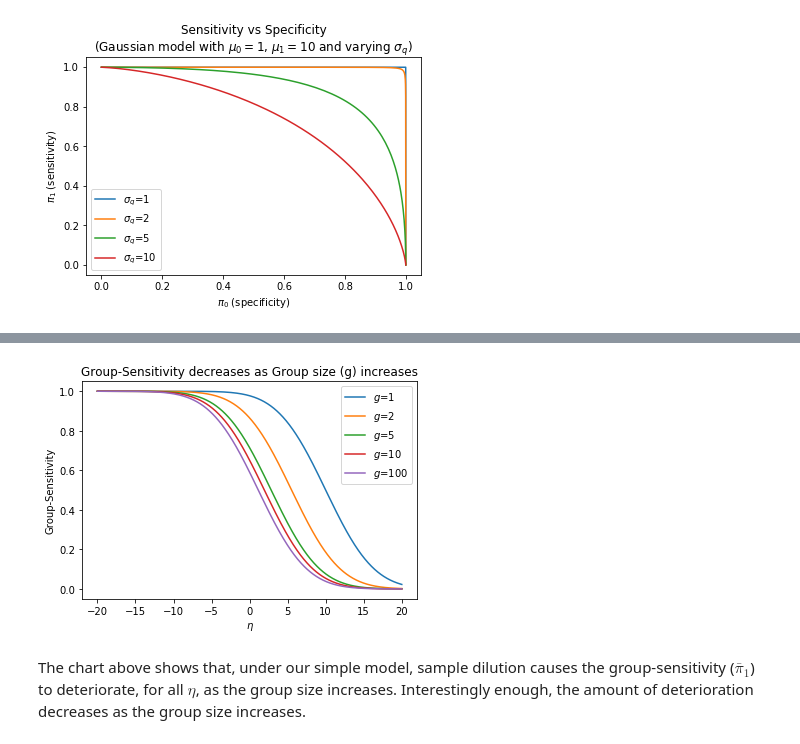
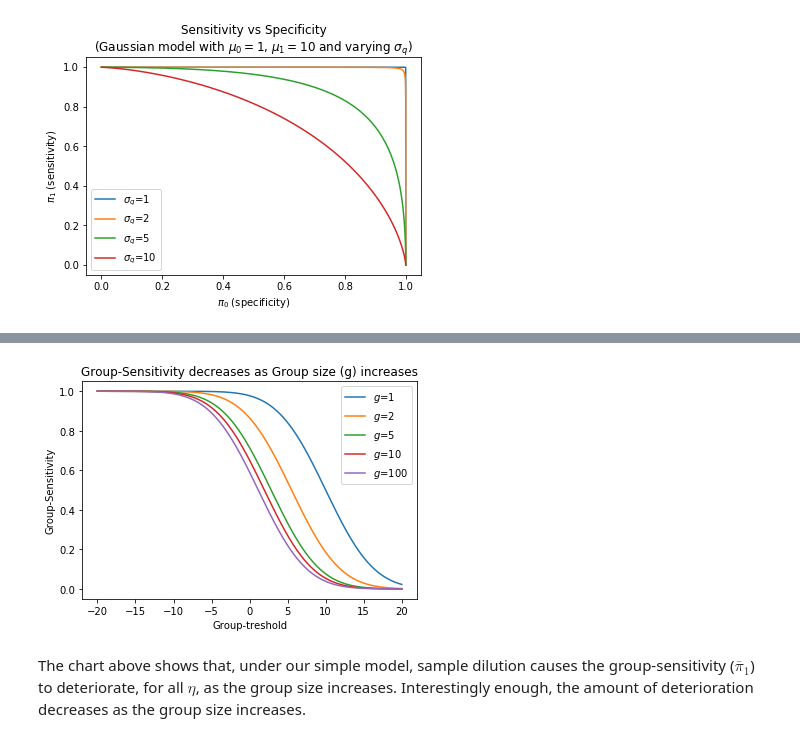
Before and after one commit to atibaup/group-testing, a Jupyter notebook: notebooks/1_group_testing_with_uncertainty-v2.ipynb, the cells around one changed output, grey strips where cells are left out. Cells and saved outputs as stored; diff of their text form; code cells hidden in the pictures.

```diff
--- a/notebooks/1_group_testing_with_uncertainty-v2.ipynb
+++ b/notebooks/1_group_testing_with_uncertainty-v2.ipynb
@@ -176,35 +176,35 @@ def group_sensitivity(eta, p, mu_0, mu_1, g, sigma_q):
     """
     Calculates $\bar{\pi}_1$ as described in the section above
     """
     pi_0 = np.zeros(eta.shape)
     p_m_0 = st.binom.pmf(0, g, p, loc=0)
     for i in range(1, g+1):
         mu_i = 1./g*((g-i)*mu_0 + i*mu_1)
         p_m_given_m_l_1 = 1/(1-p_m_0)*st.binom.pmf(i, g, p, loc=0)
         p_t_given_m = 1 - st.norm.cdf(eta, loc=mu_i, scale=sigma_q)
         pi_0 += p_t_given_m*p_m_given_m_l_1
     return pi_0
 
 mu_0 = 1
 mu_1 = 10
 sigma_q = 5
 eta_choices = np.linspace(-20, 20, 1000)
 group_sizes = [1, 2, 5, 10, 100]
 p = 1e-2
 
 fig, axs = plt.subplots(1, 1)
 
 for group_size in group_sizes:
     sensitivities = group_sensitivity(eta_choices, p, mu_0, mu_1, group_size, sigma_q)
     axs.plot(eta_choices, sensitivities, label=f'$g$={group_size}')
 
 axs.set_ylabel('Group-Sensitivity')
-axs.set_xlabel('$\eta$')
+axs.set_xlabel('Group-treshold')
 plt.title('Group-Sensitivity decreases as Group size (g) increases')
 plt.legend()
 plt.show()
 # %% [output]
-[figure, old version]
+[figure, new version]
 # %% [markdown]
 The chart above shows that, under our simple model, sample dilution causes the group-sensitivity ($\bar{\pi}_1$) to deteriorate, for all $\eta$, as the group size increases. Interestingly enough, the amount of deterioration decreases as the group size increases.
 # %% [markdown]
```
Also changed, not shown: parts of 11 cells of this notebook, 1 other file.
